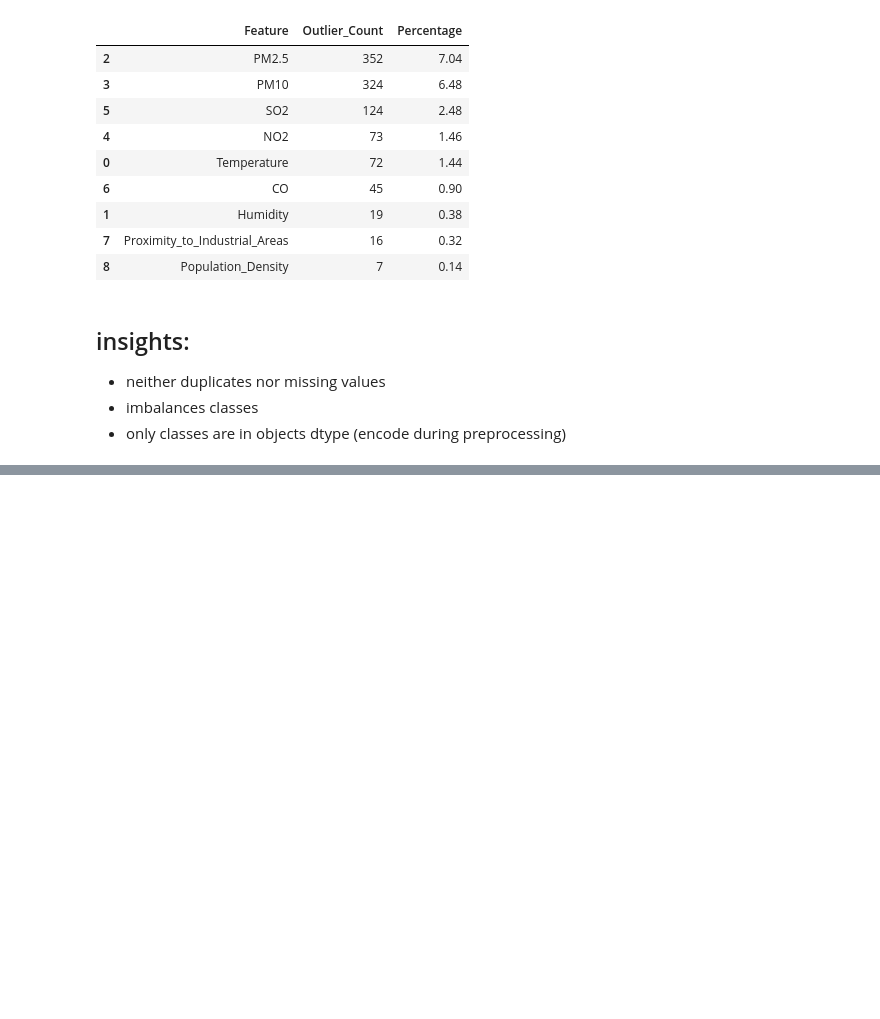
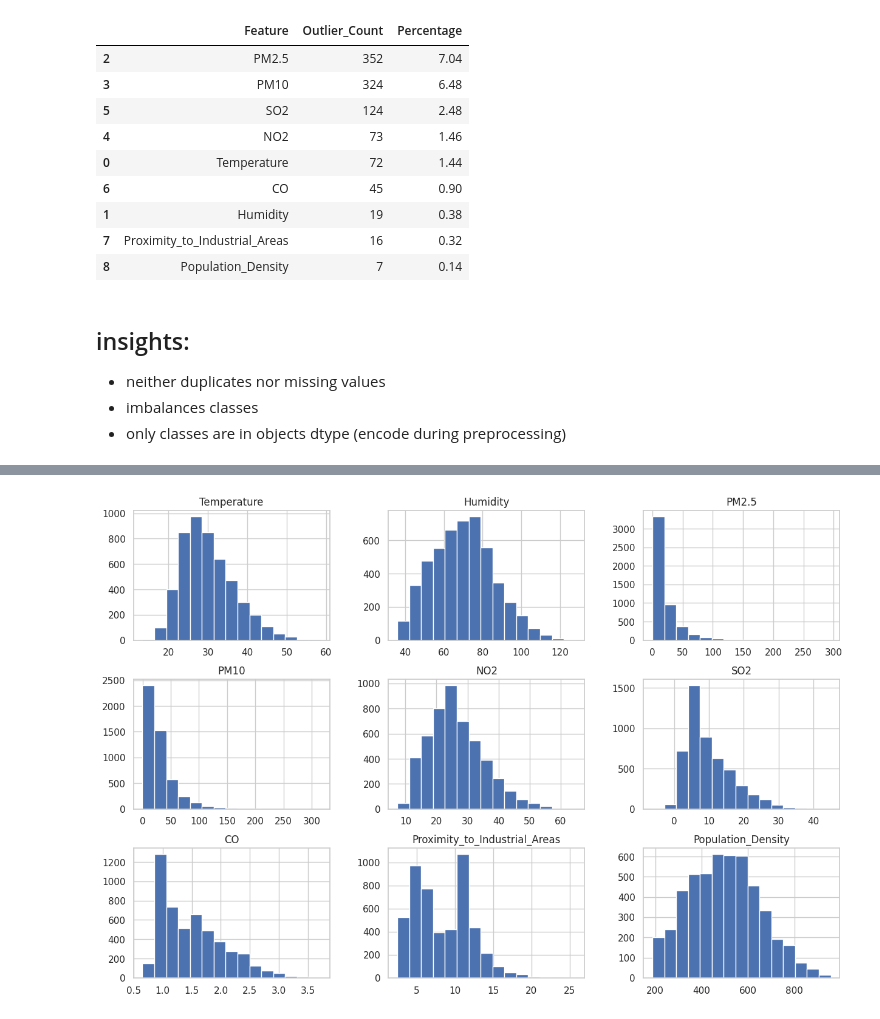
Before and after one commit to kamijoseph/Air-Quality, a Jupyter notebook: notebook/air_quality.ipynb, the cells around one changed output, grey strips where cells are left out. Saved outputs shown, nothing was run; the diff lists cells and outputs as text; code cells hidden in the pictures; blank space fills up the shorter version.

```diff
--- a/notebook/air_quality.ipynb
+++ b/notebook/air_quality.ipynb
@@ -192,0 +193,6 @@ for feature in features:
+# %%
+# histograms
+data[features].hist(figsize=(15, 10), bins=15)
+plt.show()
+# %% [output]
+[figure, added]
```
Also changed, not shown: parts of 6 cells of this notebook.
